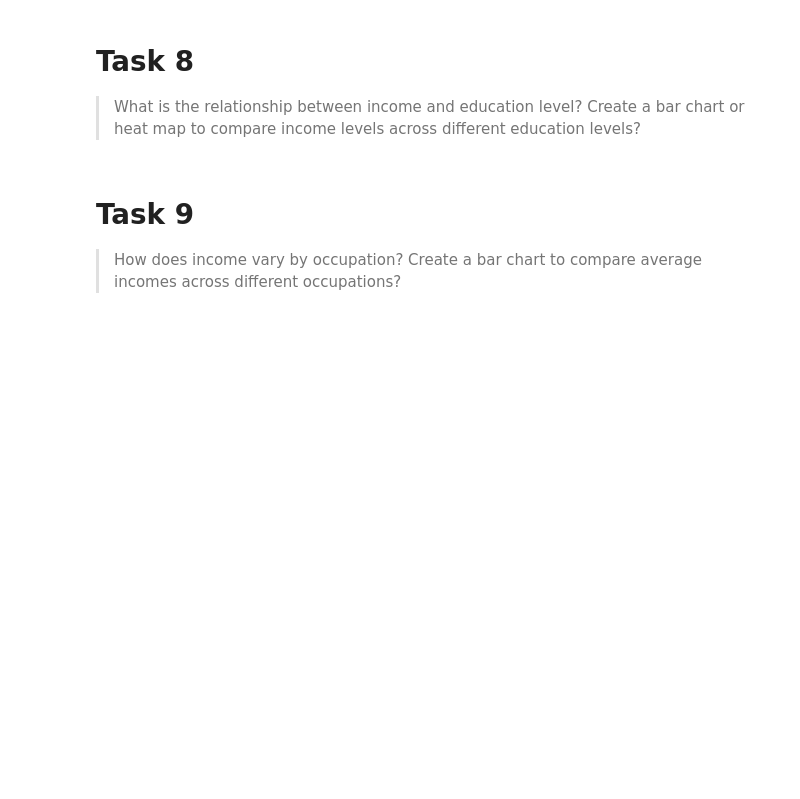
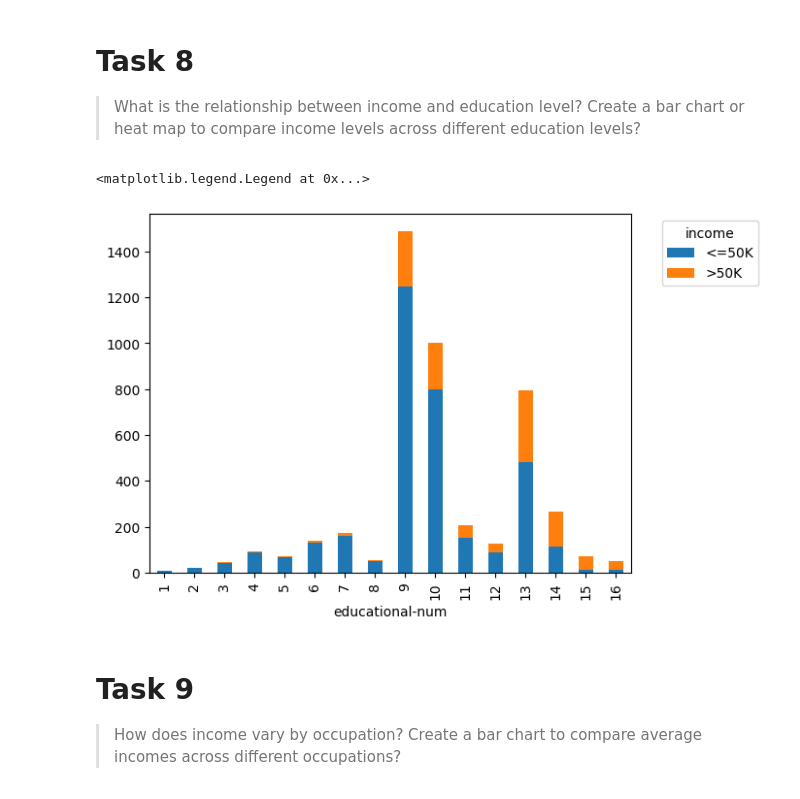
Before and after one commit to Jonson26/DSH-Pase2-Group1, a Jupyter notebook: Session3.ipynb, the cells around one changed output. Cells and saved outputs as stored; diff of their text form; code cells hidden in the pictures; blank space fills up the shorter version.

```diff
--- a/Session3.ipynb
+++ b/Session3.ipynb
@@ -162,6 +162,12 @@ plt.scatter(df['age'], df['capital-delta'])
 # Task 8
 
 >What is the relationship between income and education level? Create a bar chart or heat map to compare income levels across different education levels?
+# %%
+df.groupby(['educational-num', 'income']).size().unstack().plot(kind='bar', stacked=True)
+plt.legend(bbox_to_anchor=(1.05, 1.0), loc='upper left', title="income")
+# %% [output]
+<matplotlib.legend.Legend at 0x...>
+[figure, added]
 # %% [markdown]
 # Task 9
 
```
Also changed, not shown: parts of 1 cell of this notebook.
